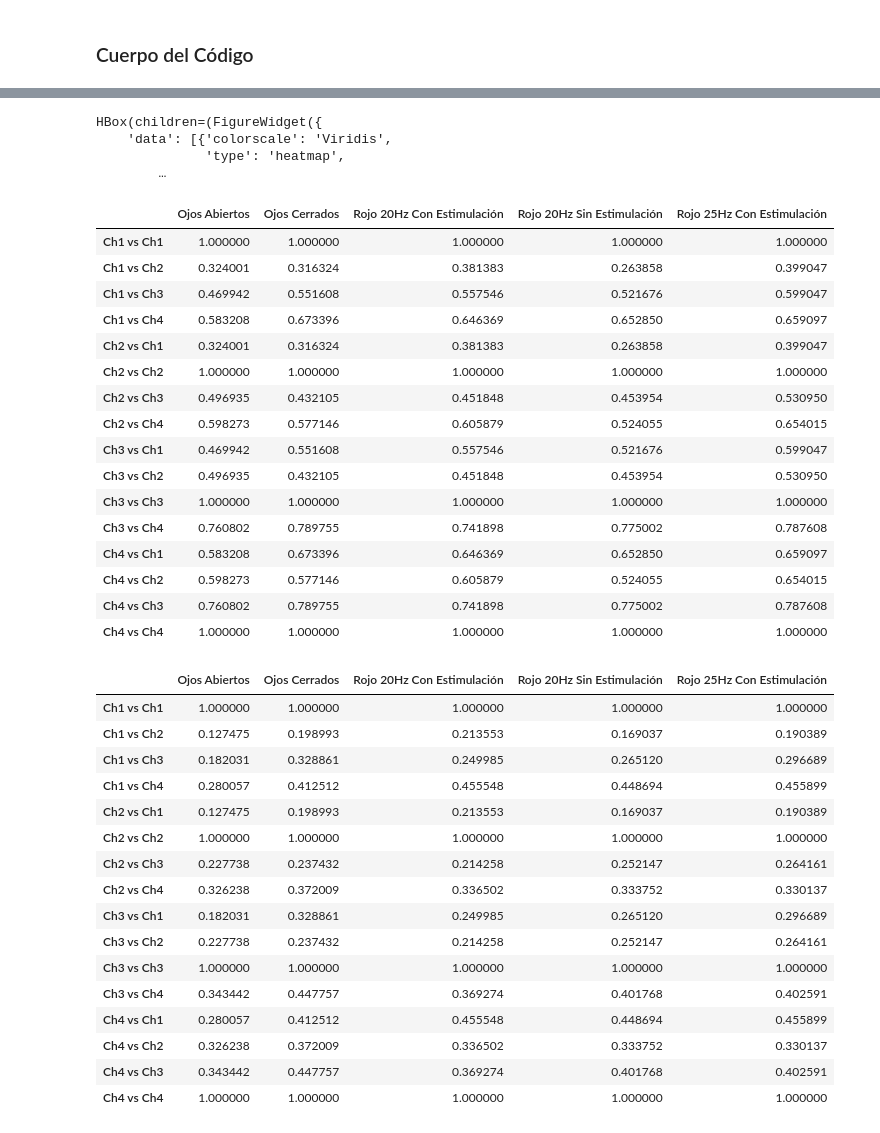
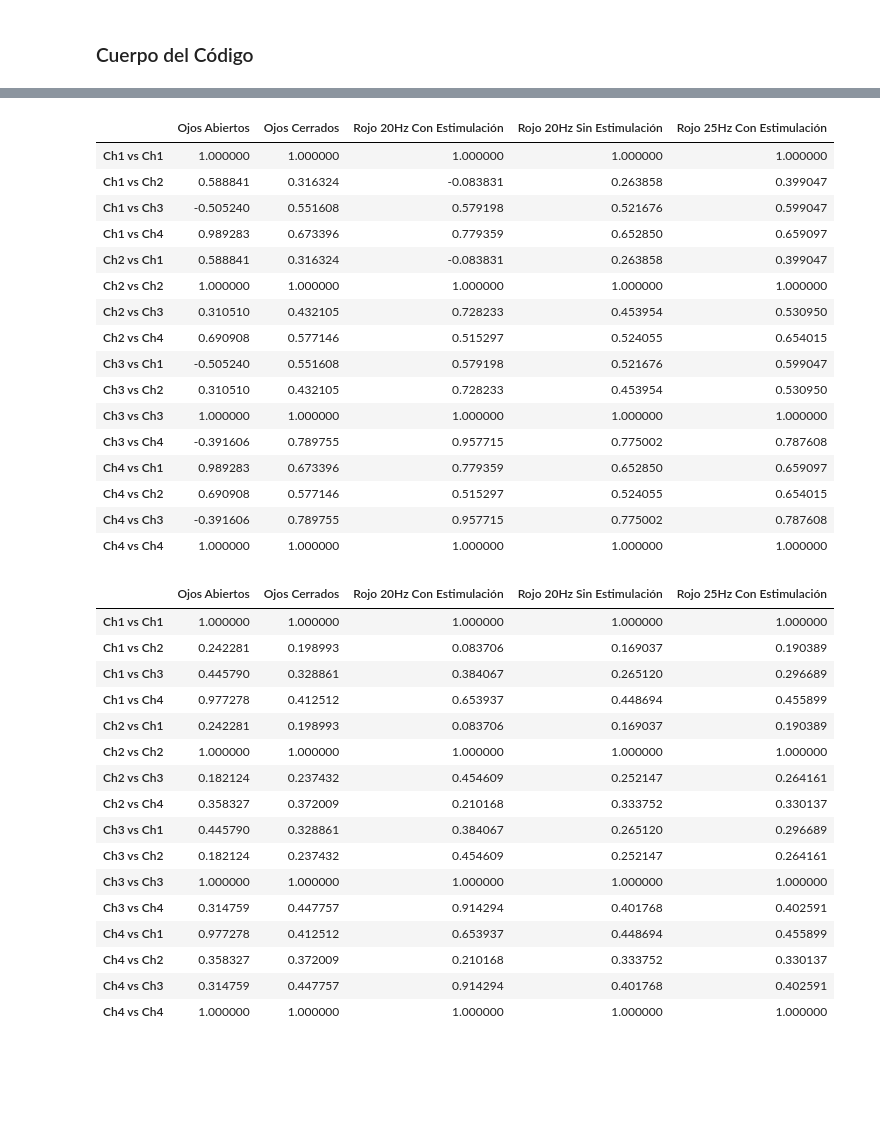
Before and after one commit to lopezjuanma96/PiDJm, a Jupyter notebook: ProcEEGingV.ipynb, the cells around one changed output, grey strips where cells are left out. Drawn from its saved outputs; the diff is of its cells as text; code cells hidden in the pictures; blank space fills up the shorter version.

```diff
--- a/ProcEEGingV.ipynb
+++ b/ProcEEGingV.ipynb
@@ -781,14 +784,19 @@ def interval_choice ():
     #Si no, se pueden definir manualmente
     elif excel_int_opt == "No" or excel_int_opt =="no" and tag_int_opt == "No" or tag_int_opt == "no":
 
-        time_layout.title = "Entire Run"
+        before_scat = []
 
-        int_fig = go.Figure(data = [go.Scatter(x = X_mneRaw.times, #check
-                                               y = X_mneRaw.get_data()[0, :]
-                                              )],
-                            layout = time_layout)
+        for j in range(active_chan_quant):
+            before_scat.append(go.Scatter(x = X_mneRaw.times,
+                                          y = X_mneRaw.get_data()[j, :] + 100*(j+1)
+                                         )
+                              )
 
-        py.iplot(int_fig)
+        before_fig = go.Figure(data = before_scat ,
+                               layout = time_layout
+                              )
+
+        py.plot(before_fig)
 
         #time.sleep(0.5) #We set it to wait for the plot to be done, and the we ask how many intervals to analyze
 
@@ -1381,9 +1550,14 @@ while True:
 
     X_mneProc,  fq_sub = sgn_preproc(X_mneRaw)
 
+    int_ini_sample, int_end_sample = interval_sec_tosample()
+
+    ica_opt = yn_quest("Would you like to apply an ICA Method?")
+
+    if ica_opt == "Yes" or ica_opt == "yes":
+        X_mneProc =  sgn_ica(X_mneProc)
+
     alt_mneEvoked = array_tomneEvoked(X_mneProc.get_data(), zeros_fill = True) #como mne.Evoked no tiene notch filter no le podemos aplicar sgn_preproc, así que construimos el evoked con la mneProc (señal procesada)
-
-    int_ini_sample, int_end_sample = interval_sec_tosample()
 
     #FFT_matrixRaw = sgn_fft(X_mneRaw.get_data())
 
@@ -1429,38 +1617,34 @@ HBox(children=(FigureWidget({
-HBox(children=(FigureWidget({
-    'data': [{'colorscale': 'Viridis',
-              'type': 'heatmap',
-        …
 |  | Ojos Abiertos | Ojos Cerrados | Rojo 20Hz Con Estimulación | Rojo 20Hz Sin Estimulación | Rojo 25Hz Con Estimulación |
 | Ch1 vs Ch1 | 1.000000 | 1.000000 | 1.000000 | 1.000000 | 1.000000 |
-| Ch1 vs Ch2 | 0.324001 | 0.316324 | 0.381383 | 0.263858 | 0.399047 |
-| Ch1 vs Ch3 | 0.469942 | 0.551608 | 0.557546 | 0.521676 | 0.599047 |
-| Ch1 vs Ch4 | 0.583208 | 0.673396 | 0.646369 | 0.652850 | 0.659097 |
-| Ch2 vs Ch1 | 0.324001 | 0.316324 | 0.381383 | 0.263858 | 0.399047 |
+| Ch1 vs Ch2 | 0.588841 | 0.316324 | -0.083831 | 0.263858 | 0.399047 |
+| Ch1 vs Ch3 | -0.505240 | 0.551608 | 0.579198 | 0.521676 | 0.599047 |
+| Ch1 vs Ch4 | 0.989283 | 0.673396 | 0.779359 | 0.652850 | 0.659097 |
+| Ch2 vs Ch1 | 0.588841 | 0.316324 | -0.083831 | 0.263858 | 0.399047 |
 | Ch2 vs Ch2 | 1.000000 | 1.000000 | 1.000000 | 1.000000 | 1.000000 |
-| Ch2 vs Ch3 | 0.496935 | 0.432105 | 0.451848 | 0.453954 | 0.530950 |
-| Ch2 vs Ch4 | 0.598273 | 0.577146 | 0.605879 | 0.524055 | 0.654015 |
-| Ch3 vs Ch1 | 0.469942 | 0.551608 | 0.557546 | 0.521676 | 0.599047 |
-| Ch3 vs Ch2 | 0.496935 | 0.432105 | 0.451848 | 0.453954 | 0.530950 |
+| Ch2 vs Ch3 | 0.310510 | 0.432105 | 0.728233 | 0.453954 | 0.530950 |
+| Ch2 vs Ch4 | 0.690908 | 0.577146 | 0.515297 | 0.524055 | 0.654015 |
+| Ch3 vs Ch1 | -0.505240 | 0.551608 | 0.579198 | 0.521676 | 0.599047 |
+| Ch3 vs Ch2 | 0.310510 | 0.432105 | 0.728233 | 0.453954 | 0.530950 |
 | Ch3 vs Ch3 | 1.000000 | 1.000000 | 1.000000 | 1.000000 | 1.000000 |
-| Ch3 vs Ch4 | 0.760802 | 0.789755 | 0.741898 | 0.775002 | 0.787608 |
-| Ch4 vs Ch1 | 0.583208 | 0.673396 | 0.646369 | 0.652850 | 0.659097 |
-| Ch4 vs Ch2 | 0.598273 | 0.577146 | 0.605879 | 0.524055 | 0.654015 |
-| Ch4 vs Ch3 | 0.760802 | 0.789755 | 0.741898 | 0.775002 | 0.787608 |
+| Ch3 vs Ch4 | -0.391606 | 0.789755 | 0.957715 | 0.775002 | 0.787608 |
+| Ch4 vs Ch1 | 0.989283 | 0.673396 | 0.779359 | 0.652850 | 0.659097 |
+| Ch4 vs Ch2 | 0.690908 | 0.577146 | 0.515297 | 0.524055 | 0.654015 |
+| Ch4 vs Ch3 | -0.391606 | 0.789755 | 0.957715 | 0.775002 | 0.787608 |
 | Ch4 vs Ch4 | 1.000000 | 1.000000 | 1.000000 | 1.000000 | 1.000000 |
 |  | Ojos Abiertos | Ojos Cerrados | Rojo 20Hz Con Estimulación | Rojo 20Hz Sin Estimulación | Rojo 25Hz Con Estimulación |
 | Ch1 vs Ch1 | 1.000000 | 1.000000 | 1.000000 | 1.000000 | 1.000000 |
-| Ch1 vs Ch2 | 0.127475 | 0.198993 | 0.213553 | 0.169037 | 0.190389 |
-| Ch1 vs Ch3 | 0.182031 | 0.328861 | 0.249985 | 0.265120 | 0.296689 |
-| Ch1 vs Ch4 | 0.280057 | 0.412512 | 0.455548 | 0.448694 | 0.455899 |
-| Ch2 vs Ch1 | 0.127475 | 0.198993 | 0.213553 | 0.169037 | 0.190389 |
+| Ch1 vs Ch2 | 0.242281 | 0.198993 | 0.083706 | 0.169037 | 0.190389 |
+| Ch1 vs Ch3 | 0.445790 | 0.328861 | 0.384067 | 0.265120 | 0.296689 |
+| Ch1 vs Ch4 | 0.977278 | 0.412512 | 0.653937 | 0.448694 | 0.455899 |
+| Ch2 vs Ch1 | 0.242281 | 0.198993 | 0.083706 | 0.169037 | 0.190389 |
 | Ch2 vs Ch2 | 1.000000 | 1.000000 | 1.000000 | 1.000000 | 1.000000 |
-| Ch2 vs Ch3 | 0.227738 | 0.237432 | 0.214258 | 0.252147 | 0.264161 |
-| Ch2 vs Ch4 | 0.326238 | 0.372009 | 0.336502 | 0.333752 | 0.330137 |
-| Ch3 vs Ch1 | 0.182031 | 0.328861 | 0.249985 | 0.265120 | 0.296689 |
-| Ch3 vs Ch2 | 0.227738 | 0.237432 | 0.214258 | 0.252147 | 0.264161 |
+| Ch2 vs Ch3 | 0.182124 | 0.237432 | 0.454609 | 0.252147 | 0.264161 |
+| Ch2 vs Ch4 | 0.358327 | 0.372009 | 0.210168 | 0.333752 | 0.330137 |
+| Ch3 vs Ch1 | 0.445790 | 0.328861 | 0.384067 | 0.265120 | 0.296689 |
+| Ch3 vs Ch2 | 0.182124 | 0.237432 | 0.454609 | 0.252147 | 0.264161 |
 | Ch3 vs Ch3 | 1.000000 | 1.000000 | 1.000000 | 1.000000 | 1.000000 |
-| Ch3 vs Ch4 | 0.343442 | 0.447757 | 0.369274 | 0.401768 | 0.402591 |
-| Ch4 vs Ch1 | 0.280057 | 0.412512 | 0.455548 | 0.448694 | 0.455899 |
-| Ch4 vs Ch2 | 0.326238 | 0.372009 | 0.336502 | 0.333752 | 0.330137 |
-| Ch4 vs Ch3 | 0.343442 | 0.447757 | 0.369274 | 0.401768 | 0.402591 |
+| Ch3 vs Ch4 | 0.314759 | 0.447757 | 0.914294 | 0.401768 | 0.402591 |
+| Ch4 vs Ch1 | 0.977278 | 0.412512 | 0.653937 | 0.448694 | 0.455899 |
+| Ch4 vs Ch2 | 0.358327 | 0.372009 | 0.210168 | 0.333752 | 0.330137 |
+| Ch4 vs Ch3 | 0.314759 | 0.447757 | 0.914294 | 0.401768 | 0.402591 |
 | Ch4 vs Ch4 | 1.000000 | 1.000000 | 1.000000 | 1.000000 | 1.000000 |
```
Also changed, not shown: parts of 7 cells of this notebook.
